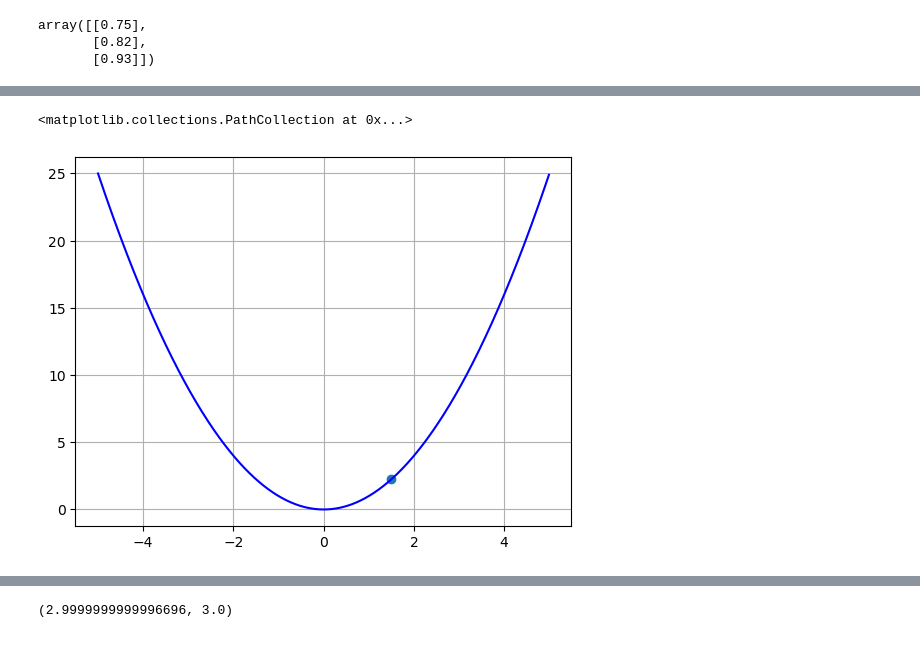
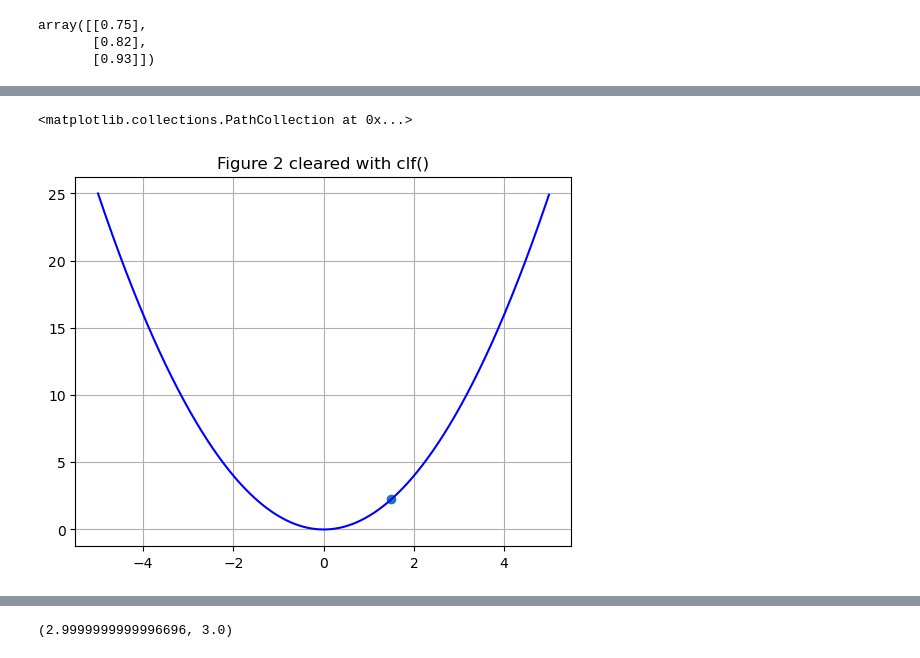
Before and after one commit to Baker-B/nn_demystified, a Jupyter notebook: nnd.ipynb, the cells around one changed output, grey strips where cells are left out. Cells and saved outputs as stored; diff of their text form; code cells hidden in the pictures.

```diff
--- a/nnd.ipynb
+++ b/nnd.ipynb
@@ -298,10 +309,13 @@ print(cost2, cost1, cost3)
 # %%
+plt.clf()
+plt.title("Figure 2 cleared with clf()")
+
 x = np.arange(-5, 5, 0.01)
 
 plt.plot(x, x**2, 'b')
 plt.grid(1)
 plt.scatter(1.5, 1.5**2)
 # plt.xticks(range(1, 5))
 # %% [output]
 <matplotlib.collections.PathCollection at 0x...>
-[figure, old version]
+[figure, new version]
```
Also changed, not shown: parts of 28 cells of this notebook, 9 other files.
